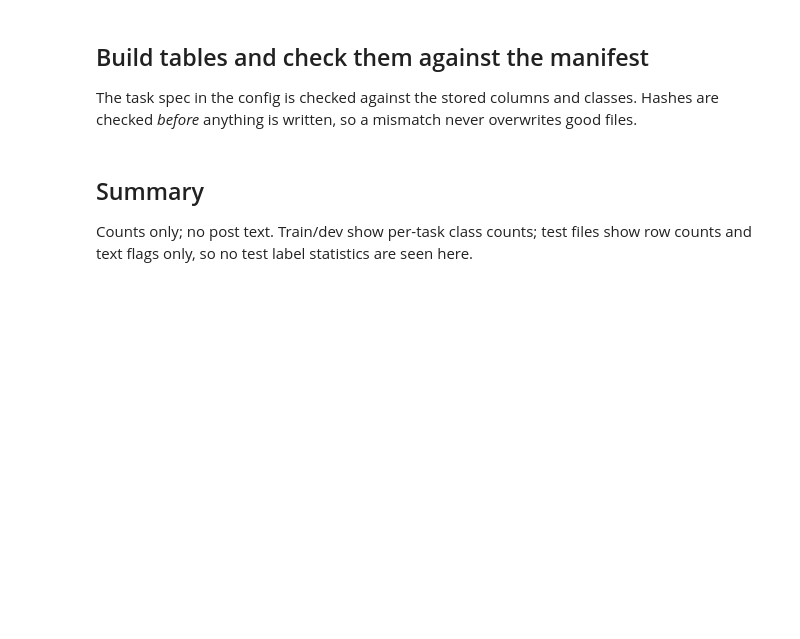
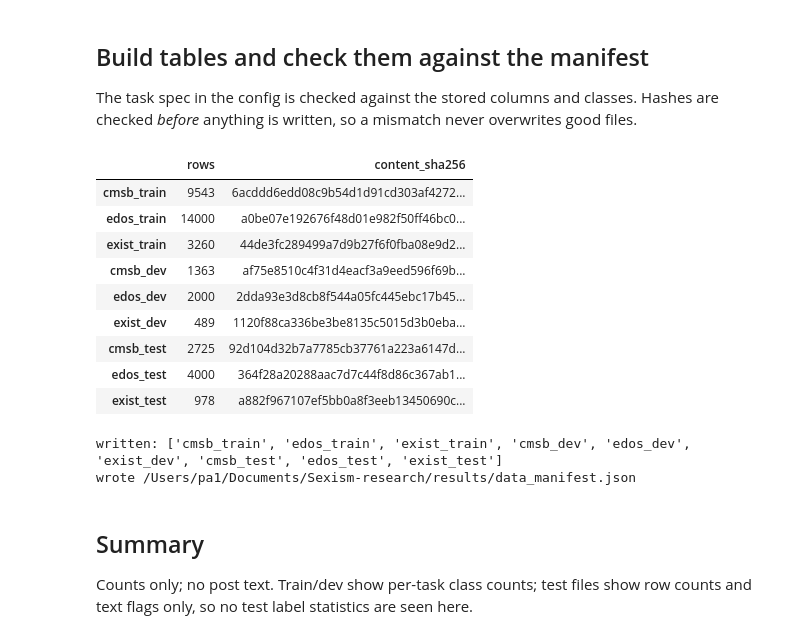
Before and after one commit to sapk-pa1/SexismDetection, a Jupyter notebook: notebooks/01_data_prep.ipynb, the cells around one changed output. Saved outputs shown, nothing was run; the diff lists cells and outputs as text; code cells hidden in the pictures; blank space fills up the shorter version.

```diff
--- a/notebooks/01_data_prep.ipynb
+++ b/notebooks/01_data_prep.ipynb
@@ -124,7 +128,7 @@ RAW = {
     "exist_test": f"{EXIST_DIR}/test/EXIST2025_test_clean.json",
 }
 for split, stem in [("train", "training"), ("dev", "dev")]:
-    for task in ["1_1", "1_3"]:
+    for task in ["1_1", "1_2", "1_3"]:
         for kind in ["hard", "soft"]:
             RAW[f"exist_{split}_{task}_{kind}"] = f"{GOLDS}/EXIST2025_{stem}_task{task}_gold_{kind}.json"
 
@@ -412,6 +423,7 @@ print(f"EDOS hard label disagrees with the annotator majority on {conflict.sum()
 - Only `CONFIG["languages"]` is kept; the count checks run on the full release first.
 # %%
 EXIST_CATS = CONFIG["tasks"]["exist"]["task_1_3"]["classes"]
+EXIST_INTENT = CONFIG["tasks"]["exist"]["task_1_2"]["classes"]
 
 
 def load_gold(key):
@@ -422,23 +434,32 @@ rows = []
 for split in ["train", "dev", "test"]:
     tweets = json.loads((RAW_ROOT / RAW[f"exist_{split}"]).read_text())
     gold = {} if split == "test" else {
-        f"{t}_{k}": load_gold(f"exist_{split}_{t}_{k}") for t in ["1_1", "1_3"] for k in ["hard", "soft"]
+        f"{t}_{k}": load_gold(f"exist_{split}_{t}_{k}") for t in ["1_1", "1_2", "1_3"] for k in ["hard", "soft"]
     }
     if gold:
-        assert set(gold["1_1_soft"]) == set(gold["1_3_soft"]) == set(tweets), f"EXIST {split}: soft golds don't cover all tweets"
-        assert set(gold["1_1_hard"]) <= set(tweets) and set(gold["1_3_hard"]) <= set(tweets), f"EXIST {split}: unknown gold ids"
+        assert set(gold["1_1_soft"]) == set(gold["1_2_soft"]) == set(gold["1_3_soft"]) == set(tweets), f"EXIST {split}: soft golds don't cover all tweets"
+        assert all(set(gold[f"{t}_hard"]) <= set(tweets) for t in ["1_1", "1_2", "1_3"]), f"EXIST {split}: unknown gold ids"
+        assert set(gold["1_2_hard"].values()) <= set(EXIST_INTENT), f"EXIST {split}: unexpected 1.2 hard values"
+        # 1.2 NO means not sexist, so it must agree with 1.1 wherever both have a hard label
+        both = gold["1_1_hard"].keys() & gold["1_2_hard"].keys()
+        assert all((gold["1_1_hard"][i] == "NO") == (gold["1_2_hard"][i] == "NO") for i in both), f"EXIST {split}: 1.1/1.2 NO disagree"
         # Any other 1.1 value would silently become a null label below
         assert set(gold["1_1_hard"].values()) <= {"YES", "NO"}, f"EXIST {split}: unexpected 1.1 hard values"
     for tid, r in tweets.items():
         assert tid == r["id_EXIST"] and r["split"] == f"{split.upper()}_{r['lang'].upper()}", f"EXIST: bad record {tid}"
         hard13 = gold["1_3_hard"].get(tid) if gold else None
         assert hard13 is None or hard13 == ["NO"] or "NO" not in hard13, f"EXIST: mixed NO label {tid}"
-        votes = n11 = n13 = None
+        votes = votes12 = n11 = n12 = n13 = None
         if gold:
             # Per-task annotator counts: n11 backs sexist_soft, n13 backs labels_votes
             anns11 = [a for a in r["labels_task1_1"] if a != "UNKNOWN"]
             n11 = len(anns11)
             assert anns11.count("YES") / n11 == gold["1_1_soft"][tid]["YES"], f"EXIST: 1.1 votes don't match soft gold {tid}"
+            # 1.2: one label per annotator, "-" (not sexist) is NO in the golds
+            anns12 = ["NO" if a == "-" else a for a in r["labels_task1_2"] if a != "UNKNOWN"]
+            n12 = len(anns12)
+            votes12 = {c: anns12.count(c) for c in EXIST_INTENT}
+            assert all(votes12[c] / n12 == gold["1_2_soft"][tid][c] for c in EXIST_INTENT), f"EXIST: 1.2 votes don't match soft gold {tid}"
             anns = [a for a in r["labels_task1_3"] if "UNKNOWN" not in a]
             n13 = len(anns)
             votes = {c: sum(c in a for a in anns) for c in EXIST_CATS}
@@ -452,6 +473,10 @@ for split in ["train", "dev", "test"]:
             "sexist": {"YES": 1, "NO": 0}.get(gold["1_1_hard"].get(tid)) if gold else None,
             "sexist_soft": gold["1_1_soft"][tid]["YES"] if gold else None,
             "n_annot": n11,
+            "intention": gold["1_2_hard"].get(tid) if gold else None,
+            "intention_soft": {c: gold["1_2_soft"][tid][c] for c in EXIST_INTENT} if gold else None,
+            "intention_votes": votes12,
+            "intention_n_annot": n12,
             "labels": None if hard13 is None else [c for c in hard13 if c != "NO"],
             "labels_soft": {c: gold["1_3_soft"][tid][c] for c in EXIST_CATS} if gold else None,
             "labels_votes": votes,
@@ -459,13 +484,15 @@ for split in ["train", "dev", "test"]:
         })
 
 exist_df = pd.DataFrame(rows)
-for col in ["sexist", "n_annot", "labels_n_annot"]:
+for col in ["sexist", "n_annot", "intention_n_annot", "labels_n_annot"]:
     exist_df[col] = exist_df[col].astype("Int64")
 counts = exist_df.groupby(["split", "lang"]).size().to_dict()
 assert counts == {("dev", "en"): 489, ("dev", "es"): 549, ("test", "en"): 978,
                   ("test", "es"): 1098, ("train", "en"): 3260, ("train", "es"): 3660}, f"EXIST: split sizes {counts}"
 hard_counts = exist_df.groupby("split").labels.count().to_dict()
 assert hard_counts == {"dev": 931, "test": 0, "train": 6050}, f"EXIST: 1.3 hard gold counts {hard_counts}"
+hard_counts = exist_df.groupby("split").intention.count().to_dict()
+assert hard_counts == {"dev": 841, "test": 0, "train": 5496}, f"EXIST: 1.2 hard gold counts {hard_counts}"
 hard_counts = exist_df.groupby("split").sexist.count().to_dict()
 assert hard_counts == {"dev": 934, "test": 0, "train": 6064}, f"EXIST: 1.1 hard gold counts {hard_counts}"
 
@@ -515,6 +549,10 @@ EDOS_SCHEMA = make_schema([
     ("vector_votes", cat_struct(C_CLASSES, pa.int64())),
 ])
 EXIST_SCHEMA = make_schema([
+    ("intention", pa.string()),
+    ("intention_soft", cat_struct(EXIST_INTENT, pa.float64())),
+    ("intention_votes", cat_struct(EXIST_INTENT, pa.int64())),
+    ("intention_n_annot", pa.int64()),
     # Child named "element" to match what Parquet's compliant nested type reads back
     ("labels", pa.list_(pa.field("element", pa.string()))),
     ("labels_soft", cat_struct(EXIST_CATS, pa.float64())),
@@ -523,33 +561,44 @@ EXIST_SCHEMA = make_schema([
 ])
 
 # Every configured task must point at a stored column holding only its declared classes
 for ds, df, schema in [("cmsb", cmsb_df, CMSB_SCHEMA), ("edos", edos_df, EDOS_SCHEMA), ("exist", exist_df, EXIST_SCHEMA)]:
     for task, t in CONFIG["tasks"][ds].items():
         assert t["column"] in schema.names, f"{ds} {task}: no column {t['column']}"
         vals = df[t["column"]].dropna()
         allowed = {0, 1} if t["type"] == "binary" else set(t["classes"])
         found = set(vals.explode().dropna()) if t["type"] == "multilabel" else set(vals)
         assert found <= allowed, f"{ds} {task}: values outside the config classes: {found - allowed}"
 
 CMSB_SRC = ["cmsb_data", "cmsb_annotations", "cmsb_split"]
 EDOS_SRC = ["edos_aggregated", "edos_individual"]
 TABLES = {}
 for s in ["train", "dev", "test"]:
     TABLES[f"cmsb_{s}"] = (to_table(cmsb_df[cmsb_df.split == s], CMSB_SCHEMA), CMSB_SRC)
     TABLES[f"edos_{s}"] = (to_table(edos_df[edos_df.split == s], EDOS_SCHEMA), EDOS_SRC)
     src = [f"exist_{s}"] + ([] if s == "test" else [k for k in RAW if k.startswith(f"exist_{s}_")])
     TABLES[f"exist_{s}"] = (to_table(exist_df[exist_df.split == s], EXIST_SCHEMA), src)
 
 PROCESSED = {name: {"rows": t.num_rows, "content_sha256": content_hash(t)} for name, (t, _) in TABLES.items()}
 old_processed = MANIFEST["processed"] if MANIFEST else {}
 processed_changed = sorted(k for k in PROCESSED.keys() | old_processed.keys() if PROCESSED.get(k) != old_processed.get(k))
 if CHECK_MANIFEST:
     assert MANIFEST["languages"] == CONFIG["languages"], f"manifest was built for {MANIFEST['languages']}"
     assert not processed_changed, f"processed content differs from the manifest: {processed_changed}"
     print("processed content matches the manifest")
 elif MANIFEST is not None:
     print("processed files changed since the manifest:", processed_changed or "none")
 pd.DataFrame(PROCESSED).T
+# %% [output]
+|  | rows | content_sha256 |
+| cmsb_train | 9543 | 6acddd6edd08c9b54d1d91cd303af4272... |
+| edos_train | 14000 | a0be07e192676f48d01e982f50ff46bc0... |
+| exist_train | 3260 | 44de3fc289499a7d9b27f6f0fba08e9d2... |
+| cmsb_dev | 1363 | af75e8510c4f31d4eacf3a9eed596f69b... |
+| edos_dev | 2000 | 2dda93e3d8cb8f544a05fc445ebc17b45... |
+| exist_dev | 489 | 1120f88ca336be3be8135c5015d3b0eba... |
+| cmsb_test | 2725 | 92d104d32b7a7785cb37761a223a6147d... |
+| edos_test | 4000 | 364f28a20288aac7d7c44f8d86c367ab1... |
+| exist_test | 978 | a882f967107ef5bb0a8f3eeb13450690c... |
 # %%
 OUT_DIR = DATA_ROOT / CONFIG["processed_dir"]
 
@@ -590,6 +639,9 @@ if not CHECK_MANIFEST:
     MANIFEST_PATH.write_text(json.dumps(MANIFEST, indent=2, sort_keys=True) + "\n")
     print("wrote", MANIFEST_PATH)
 _ = (RUN_DIR / "data_manifest.json").write_text(json.dumps(MANIFEST, indent=2, sort_keys=True) + "\n")
+# %% [output]
+written: ['cmsb_train', 'edos_train', 'exist_train', 'cmsb_dev', 'edos_dev', 'exist_dev', 'cmsb_test', 'edos_test', 'exist_test']
+wrote /Users/pa1/Documents/Sexism-research/results/data_manifest.json
 # %% [markdown]
 ## Summary
 Counts only; no post text. Train/dev show per-task class counts; test files show row counts and text flags only, so no test label statistics are seen here.
```
Also changed, not shown: parts of 9 cells of this notebook, 21 other files.
